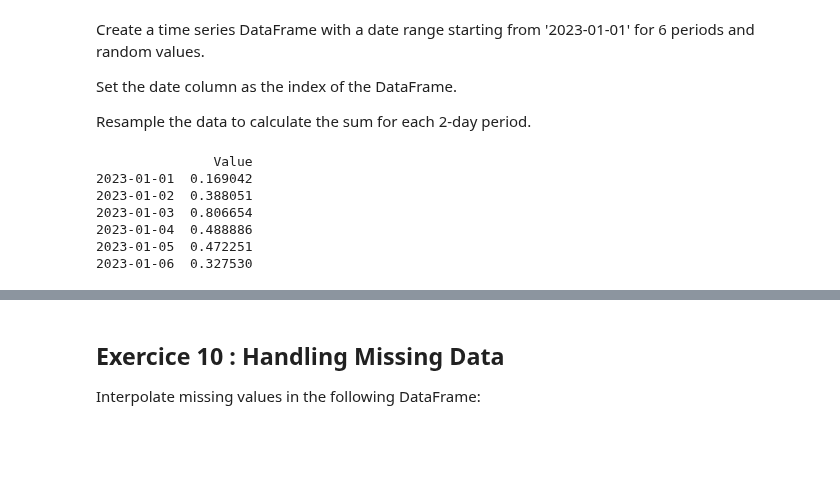
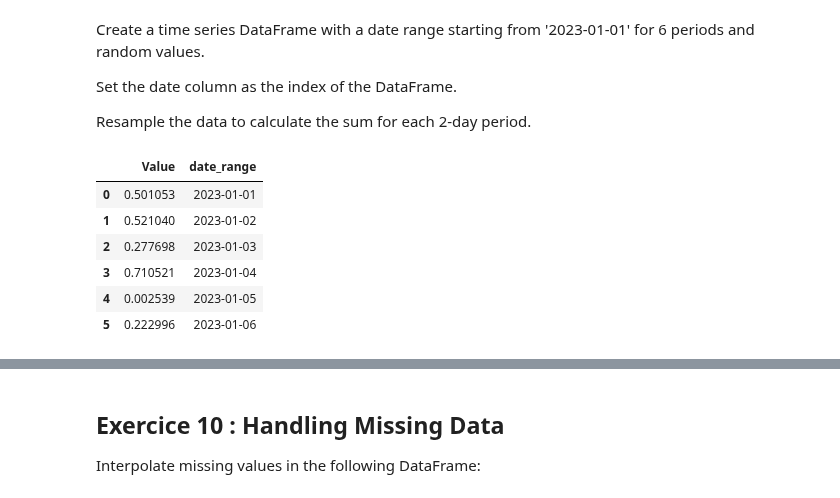
Before and after one commit to abdelaziz-lounes/simple_project, a Jupyter notebook: pandas/Pandas.ipynb, the cells around one changed output, grey strips where cells are left out. Cells and saved outputs as stored; diff of their text form; code cells hidden in the pictures; blank space fills up the shorter version.

```diff
--- a/pandas/Pandas.ipynb
+++ b/pandas/Pandas.ipynb
@@ -1088,22 +1088,22 @@ Resample the data to calculate the sum for each 2-day period.
 # %%
 import pandas as pd
 import numpy as np
 
 # Create a date range
 date_range = pd.date_range(start='2023-01-01', periods=6)
 
 # Create a DataFrame with random values
-df = pd.DataFrame({'Value': np.random.rand(6)}, index=date_range)
+df = pd.DataFrame({'Value': np.random.rand(6),'date_range':date_range})
 
-print(df)
+df
 # %% [output]
-               Value
-2023-01-01  0.169042
-2023-01-02  0.388051
-2023-01-03  0.806654
-2023-01-04  0.488886
-2023-01-05  0.472251
-2023-01-06  0.327530
+|  | Value | date_range |
+| 0 | 0.501053 | 2023-01-01 |
+| 1 | 0.521040 | 2023-01-02 |
+| 2 | 0.277698 | 2023-01-03 |
+| 3 | 0.710521 | 2023-01-04 |
+| 4 | 0.002539 | 2023-01-05 |
+| 5 | 0.222996 | 2023-01-06 |
 # %%
 # Set the date column as the index
 df.set_index('date_range', inplace=True)
```
Also changed, not shown: parts of 2 cells of this notebook.
